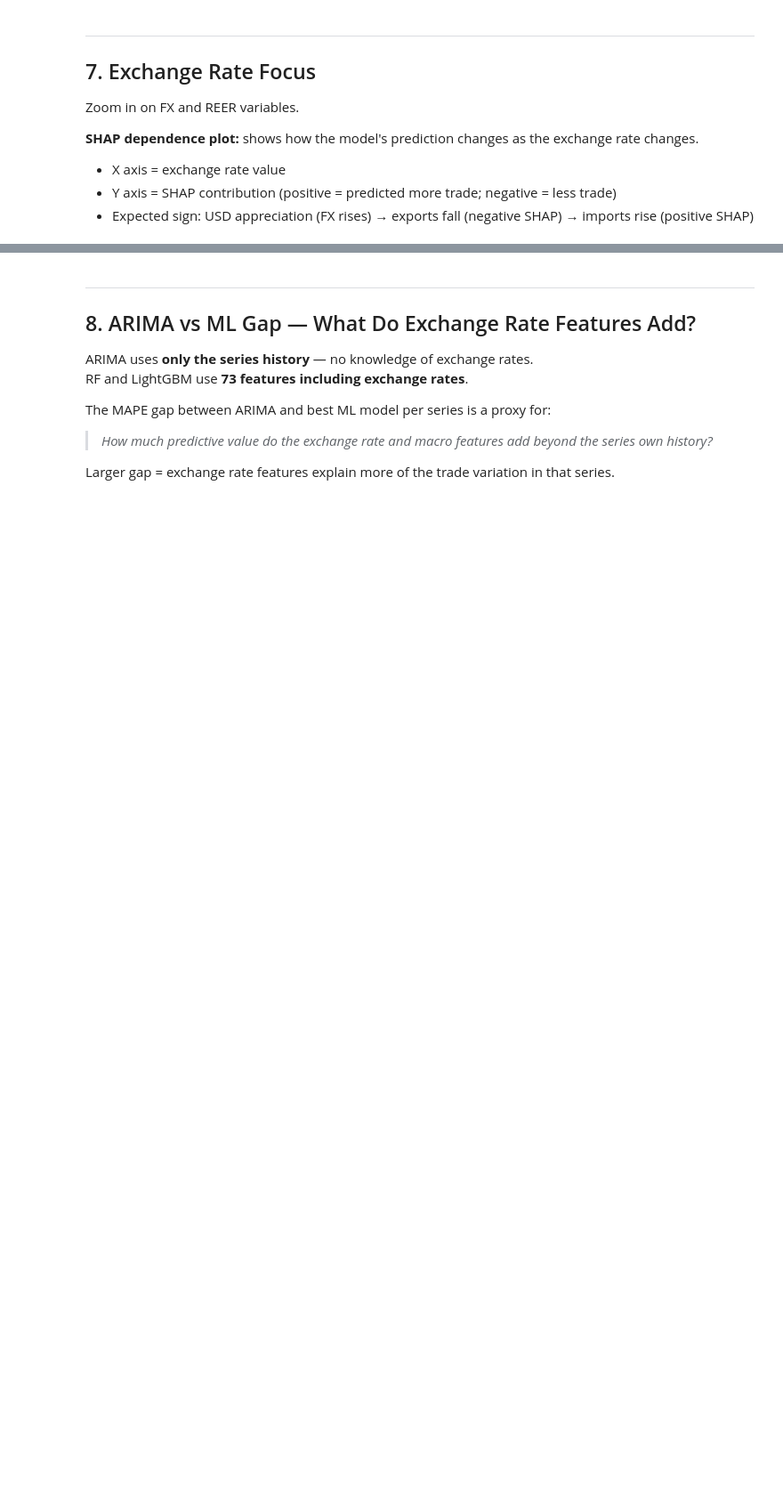
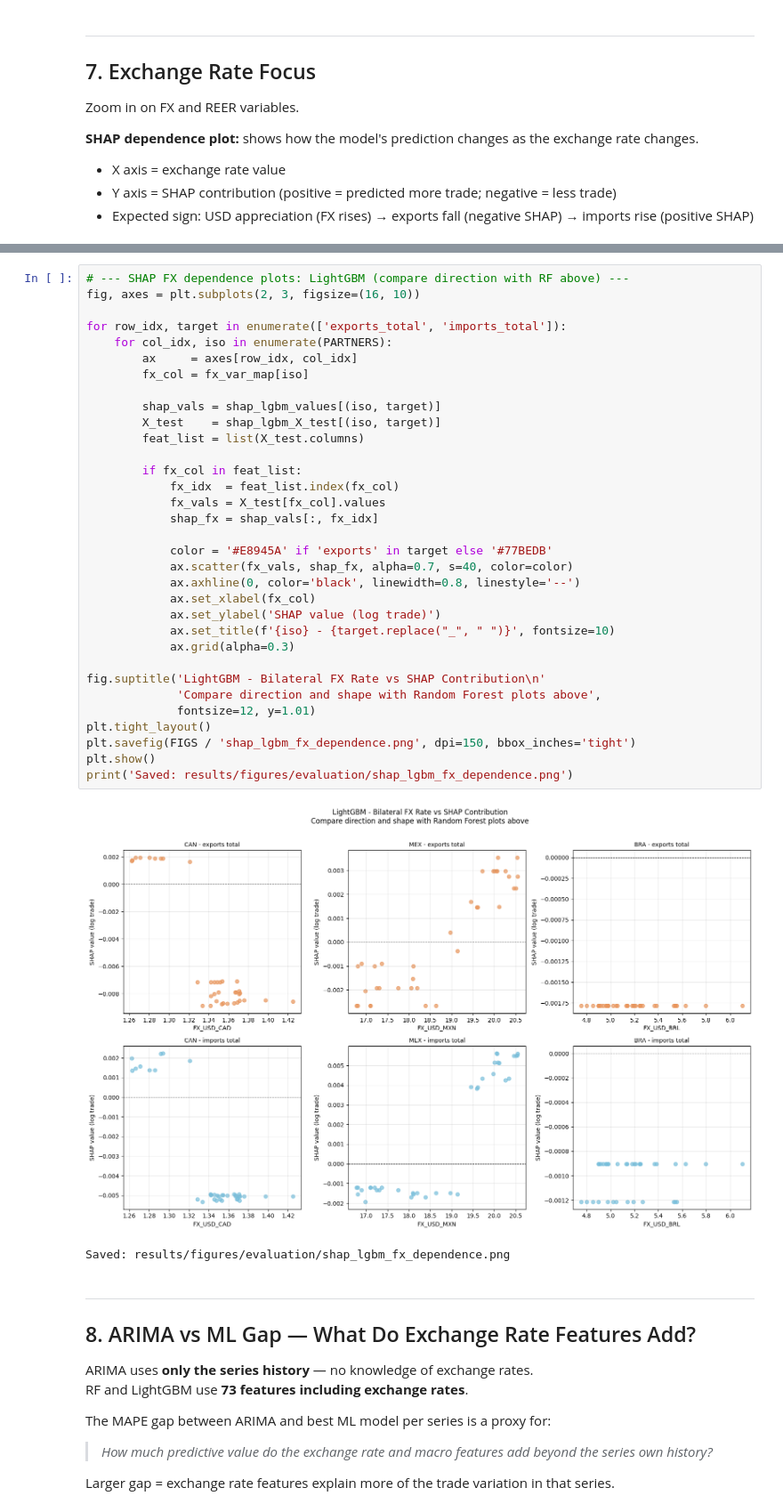
Before and after one commit to franciscorigon/ustradeforecasting, a Jupyter notebook: notebooks/05_evaluation.ipynb, the cells around one changed output, grey strips where cells are left out. Shown at 89% size. Saved outputs shown, nothing was run; the diff lists cells and outputs as text; blank space fills up the shorter version.

```diff
--- a/notebooks/05_evaluation.ipynb
+++ b/notebooks/05_evaluation.ipynb
@@ -692,3 +919,39 @@ print('Saved: results/figures/evaluation/shap_fx_dependence.png')
+# %%
+# --- SHAP FX dependence plots: LightGBM (compare direction with RF above) ---
+fig, axes = plt.subplots(2, 3, figsize=(16, 10))
+
+for row_idx, target in enumerate(['exports_total', 'imports_total']):
+    for col_idx, iso in enumerate(PARTNERS):
+        ax     = axes[row_idx, col_idx]
+        fx_col = fx_var_map[iso]
+
+        shap_vals = shap_lgbm_values[(iso, target)]
+        X_test    = shap_lgbm_X_test[(iso, target)]
+        feat_list = list(X_test.columns)
+
+        if fx_col in feat_list:
+            fx_idx  = feat_list.index(fx_col)
+            fx_vals = X_test[fx_col].values
+            shap_fx = shap_vals[:, fx_idx]
+
+            color = '#E8945A' if 'exports' in target else '#77BEDB'
+            ax.scatter(fx_vals, shap_fx, alpha=0.7, s=40, color=color)
+            ax.axhline(0, color='black', linewidth=0.8, linestyle='--')
+            ax.set_xlabel(fx_col)
+            ax.set_ylabel('SHAP value (log trade)')
+            ax.set_title(f'{iso} - {target.replace("_", " ")}', fontsize=10)
+            ax.grid(alpha=0.3)
+
+fig.suptitle('LightGBM - Bilateral FX Rate vs SHAP Contribution\n'
+             'Compare direction and shape with Random Forest plots above',
+             fontsize=12, y=1.01)
+plt.tight_layout()
+plt.savefig(FIGS / 'shap_lgbm_fx_dependence.png', dpi=150, bbox_inches='tight')
+plt.show()
+print('Saved: results/figures/evaluation/shap_lgbm_fx_dependence.png')
+# %% [output]
+[figure, added]
+Saved: results/figures/evaluation/shap_lgbm_fx_dependence.png
 # %% [markdown]
 ---
 ## 8. ARIMA vs ML Gap — What Do Exchange Rate Features Add?
```
Also changed, not shown: parts of 25 cells of this notebook, 10 other files.
